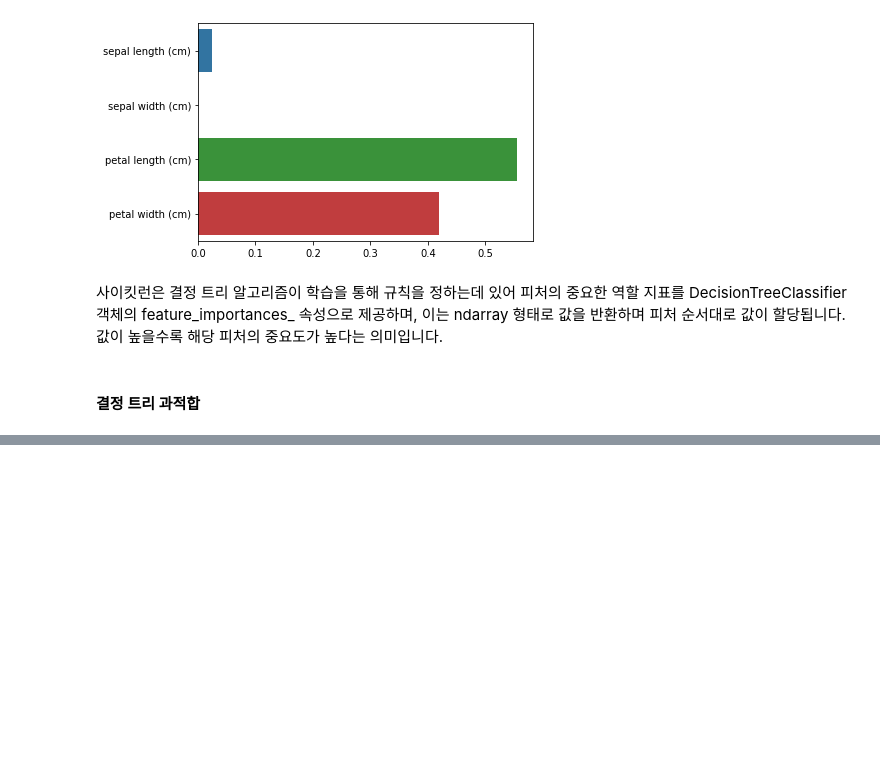
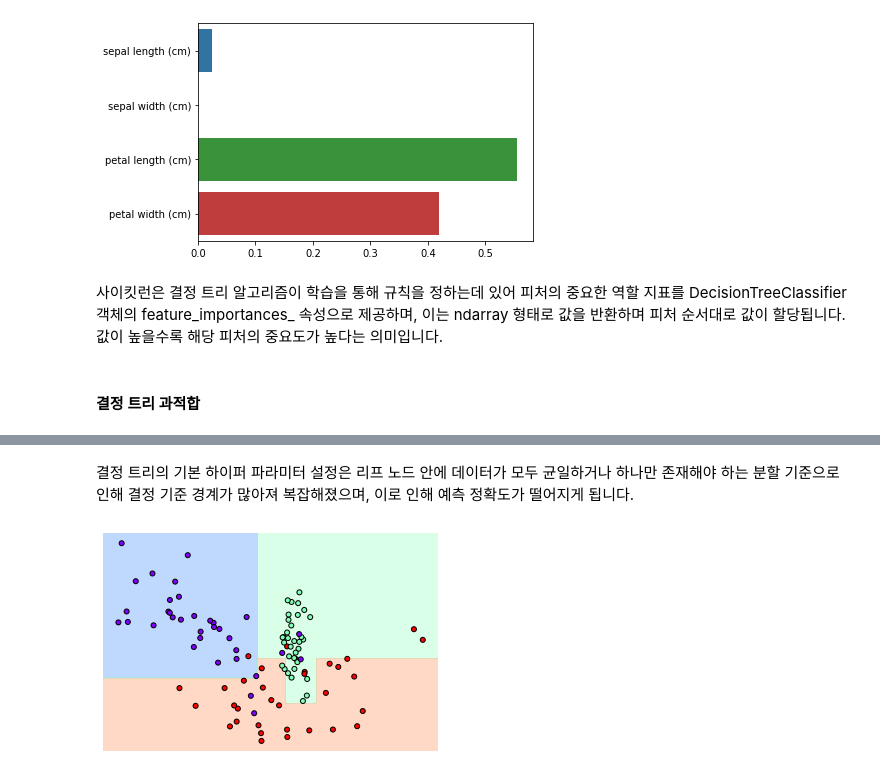
Before and after one commit to jeonprize/Machine_Learning, a Jupyter notebook: 4. 분류.ipynb, the cells around one changed output, grey strips where cells are left out. Cells and saved outputs as stored; diff of their text form; code cells hidden in the pictures; blank space fills up the shorter version.

```diff
--- a/4. 분류.ipynb
+++ b/4. 분류.ipynb
@@ -80,0 +133,7 @@ petal width (cm) : 0.420
+# %% [markdown]
+결정 트리의 기본 하이퍼 파라미터 설정은 리프 노드 안에 데이터가 모두 균일하거나 하나만 존재해야 하는 분할 기준으로 인해 결정 기준 경계가 많아져 복잡해졌으며, 이로 인해 예측 정확도가 떨어지게 됩니다.
+# %%
+dt_clf = DecisionTreeClassifier(min_samples_leaf=5).fit(X_features,y_labels)
+visualize_boundary(dt_clf,X_features,y_labels)
+# %% [output]
+[figure, added]
```
Also changed, not shown: parts of 26 cells of this notebook.
